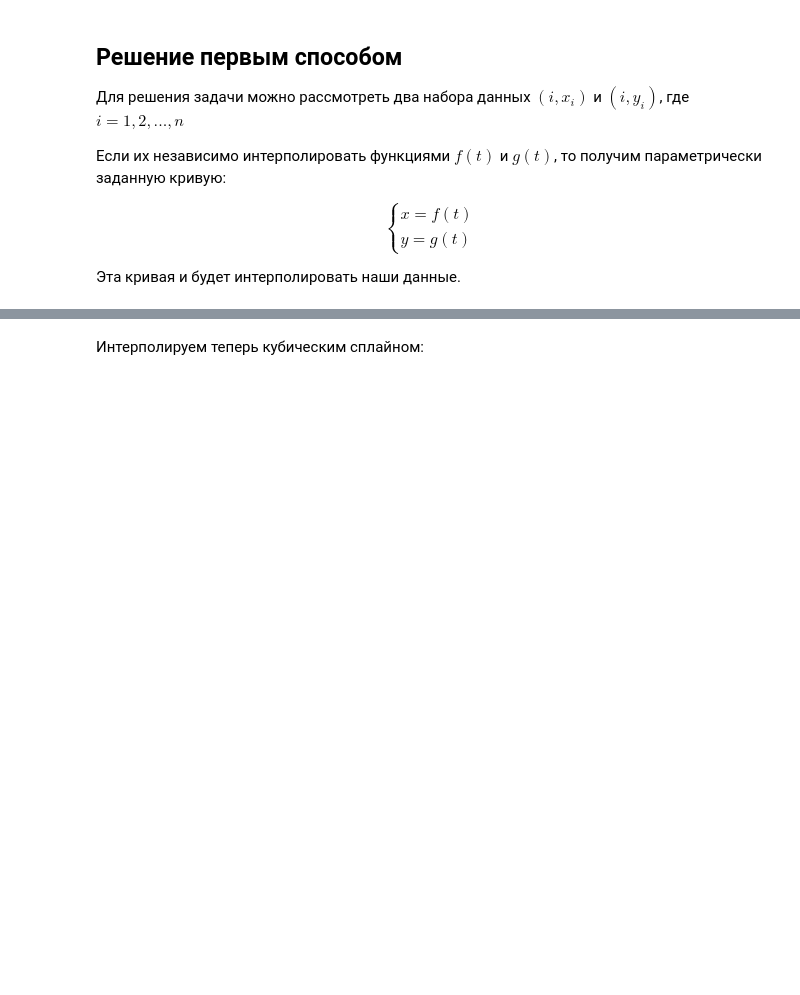
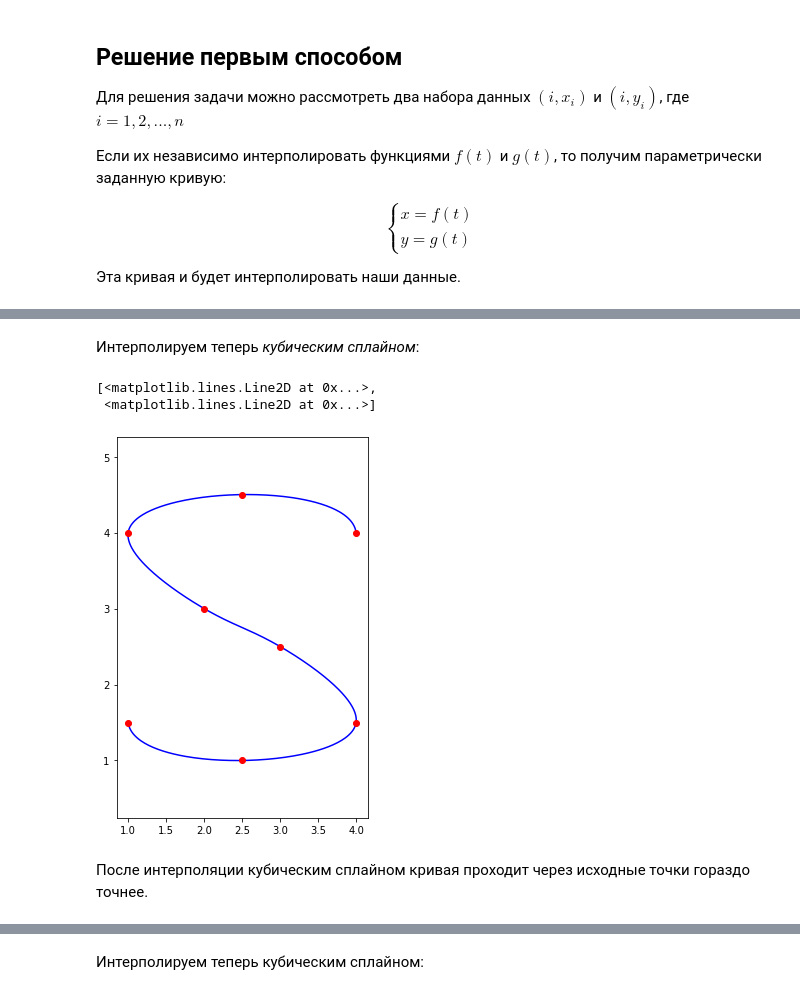
Before and after one commit to KriseevM/SCM_task6, a Jupyter notebook: interpolate.ipynb, the cells around one changed output, grey strips where cells are left out. Drawn from its saved outputs; the diff is of its cells as text; code cells hidden in the pictures; blank space fills up the shorter version.

```diff
--- a/interpolate.ipynb
+++ b/interpolate.ipynb
@@ -74,0 +82,17 @@ plt.plot(xx, yy, '-b', x, y, 'or')
+# %% [markdown]
+Интерполируем теперь _кубическим сплайном_:
+# %%
+f = interpolate.interp1d(i, x, kind='cubic')
+g = interpolate.interp1d(i, y, kind='cubic')
+xx2 = f(t)
+yy2 = g(t)
+# %%
+plt.figure(figsize = (4.5, 7))
+plt.axis('equal')
+plt.plot(xx2, yy2, '-b', x, y, 'or')
+# %% [output]
+[<matplotlib.lines.Line2D at 0x...>,
+ <matplotlib.lines.Line2D at 0x...>]
+[figure, added]
+# %% [markdown]
+После интерполяции кубическим сплайном кривая проходит через исходные точки гораздо точнее.
```
Also changed, not shown: parts of 31 cells of this notebook.
